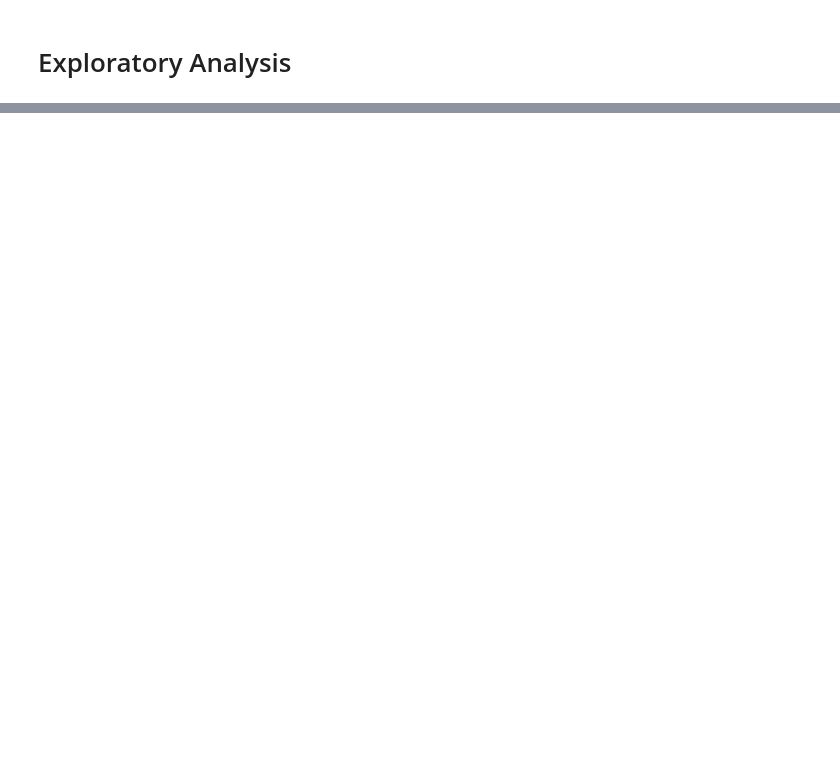
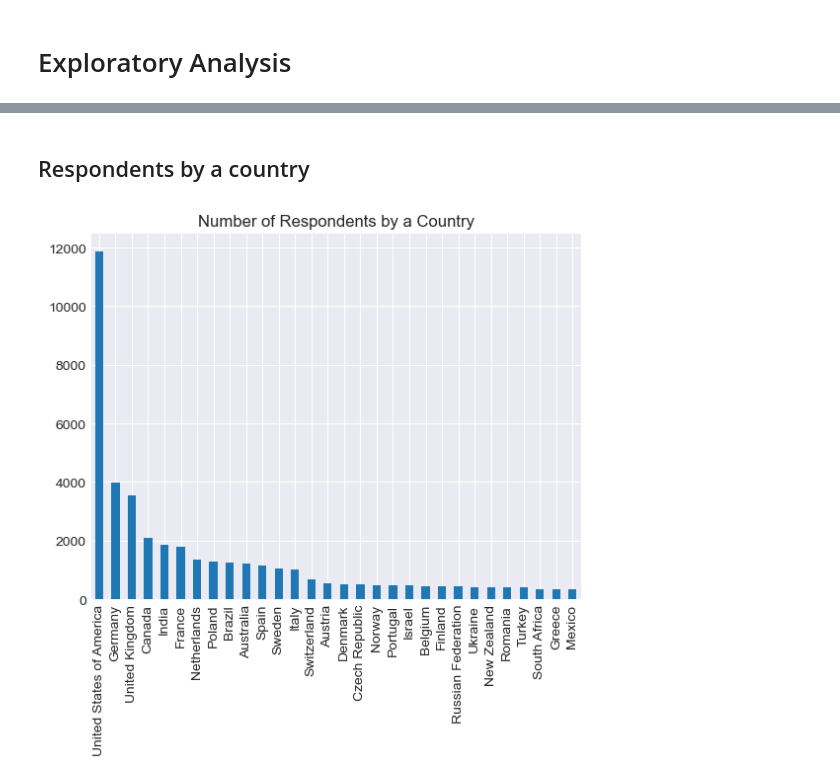
Before and after one commit to smotrova/ReDI_Fall2024_Project, a Jupyter notebook: notebooks/04-ls-exploratory-analysis.ipynb, the cells around one changed output, grey strips where cells are left out. Saved outputs shown, nothing was run; the diff lists cells and outputs as text; code cells hidden in the pictures; blank space fills up the shorter version.

```diff
--- a/notebooks/04-ls-exploratory-analysis.ipynb
+++ b/notebooks/04-ls-exploratory-analysis.ipynb
@@ -19,0 +92,7 @@ cdf = dataset_cleaned(df)
+# %% [markdown]
+## Respondents by a country
+# %%
+# number of respondents by a country
+cdf.Country.value_counts().iloc[:30].plot.bar(title="Number of Respondents by a Country");
+# %% [output]
+[figure, added]
```
Also changed, not shown: parts of 26 cells of this notebook, 2 other files.
